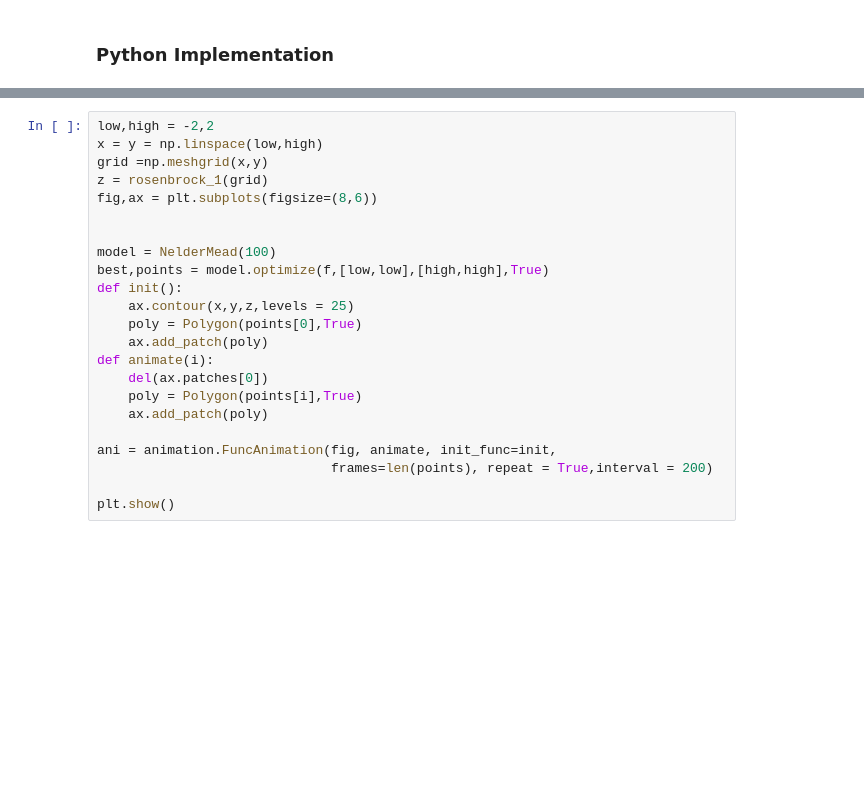
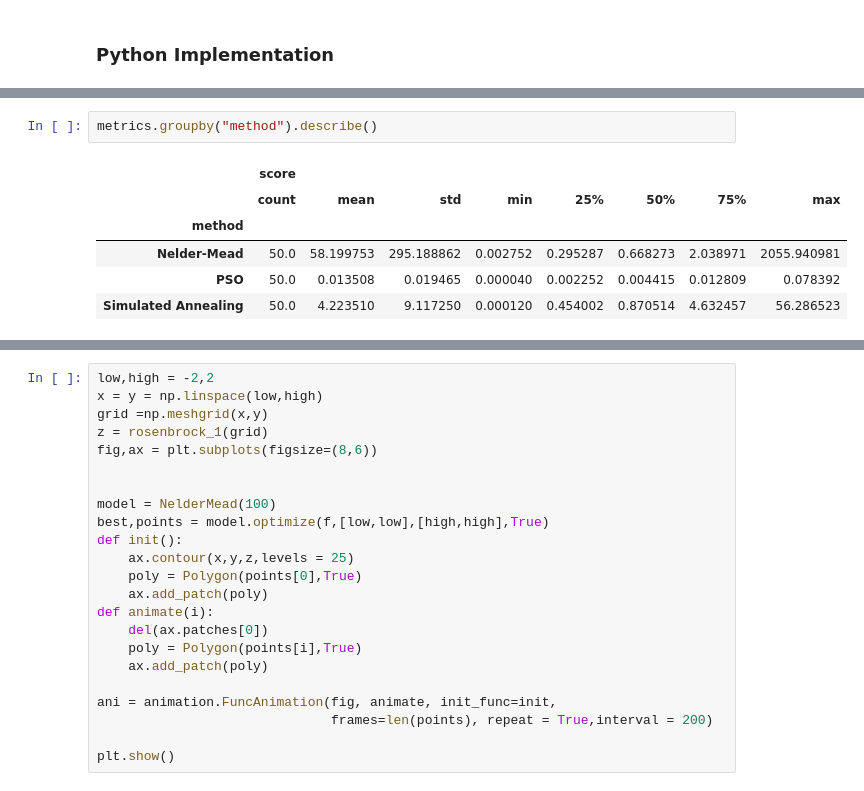
Before and after one commit to reoneo97/no-grad-optim, a Jupyter notebook: Assignment_1_Reo.ipynb, the cells around one changed output, grey strips where cells are left out. Drawn from its saved outputs; the diff is of its cells as text; blank space fills up the shorter version.

```diff
--- a/Assignment_1_Reo.ipynb
+++ b/Assignment_1_Reo.ipynb
@@ -399,0 +474,9 @@ HTML(anim)
+# %%
+metrics.groupby("method").describe()
+# %% [output]
+|  | score |  |  |  |  |  |  |  |
+|  | count | mean | std | min | 25% | 50% | 75% | max |
+| method |  |  |  |  |  |  |  |  |
+| Nelder-Mead | 50.0 | 58.199753 | 295.188862 | 0.002752 | 0.295287 | 0.668273 | 2.038971 | 2055.940981 |
+| PSO | 50.0 | 0.013508 | 0.019465 | 0.000040 | 0.002252 | 0.004415 | 0.012809 | 0.078392 |
+| Simulated Annealing | 50.0 | 4.223510 | 9.117250 | 0.000120 | 0.454002 | 0.870514 | 4.632457 | 56.286523 |
```
Also changed, not shown: parts of 30 cells of this notebook.
